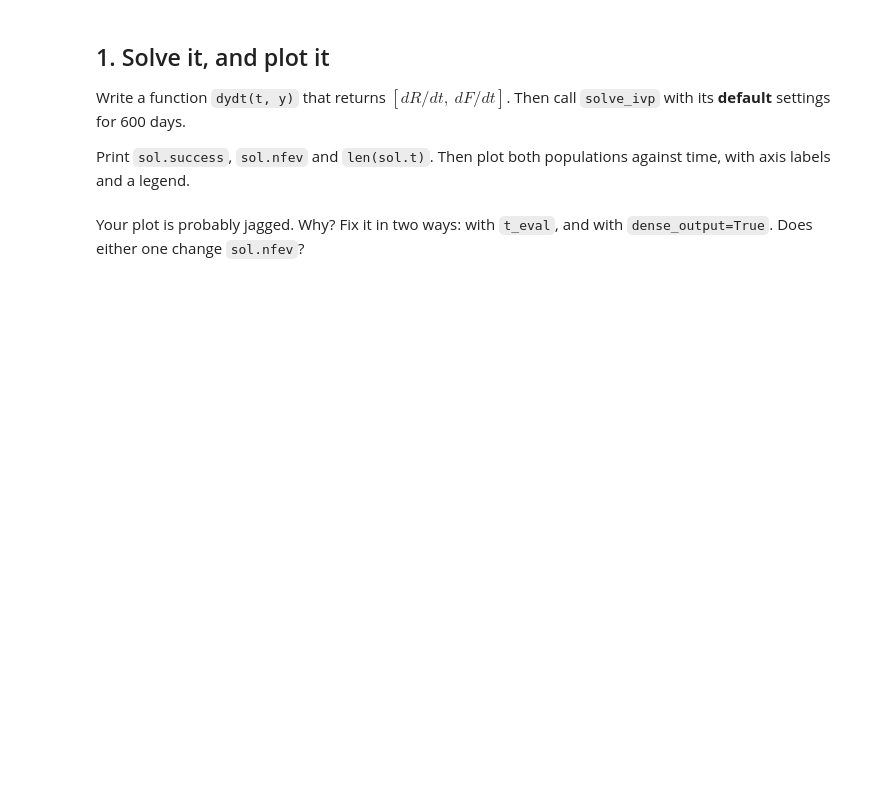
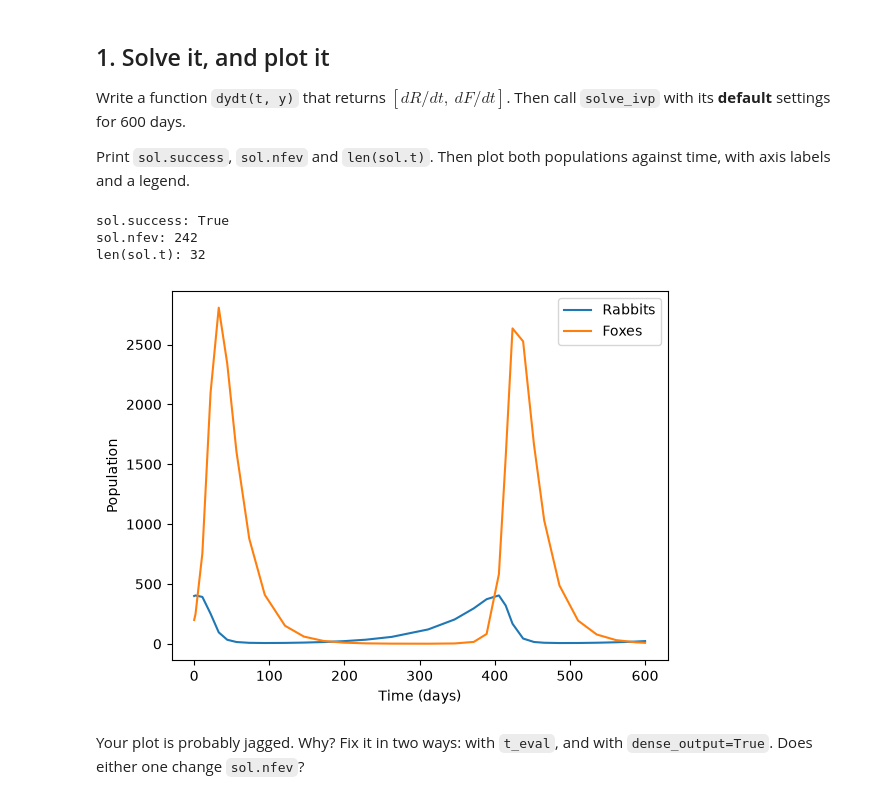
Before and after one commit to Benuloh99/differential-equations, a Jupyter notebook: rabbits-and-foxes.ipynb, the cells around one changed output. Cells and saved outputs as stored; diff of their text form; code cells hidden in the pictures; blank space fills up the shorter version.

```diff
--- a/rabbits-and-foxes.ipynb
+++ b/rabbits-and-foxes.ipynb
@@ -52,6 +52,31 @@ Write a function `dydt(t, y)` that returns $[dR/dt,\ dF/dt]$. Then call
 
 Print `sol.success`, `sol.nfev` and `len(sol.t)`. Then plot both populations
 against time, with axis labels and a legend.
+# %%
+def dydt(t, y):
+    R, F = y
+    dRdt = k1 * R - k2 * R * F
+    dFdt = k3 * R * F - k4 * F
+    return [dRdt, dFdt]
+
+
+sol = solve_ivp(dydt, (0, 600), y0)
+
+print("sol.success:", sol.success)
+print("sol.nfev:", sol.nfev)
+print("len(sol.t):", len(sol.t))
+
+plt.plot(sol.t, sol.y[0], label="Rabbits")
+plt.plot(sol.t, sol.y[1], label="Foxes")
+plt.xlabel("Time (days)")
+plt.ylabel("Population")
+plt.legend()
+plt.show()
+# %% [output]
+sol.success: True
+sol.nfev: 242
+len(sol.t): 32
+[figure, added]
 # %% [markdown]
 Your plot is probably jagged. Why? Fix it in two ways: with `t_eval`, and with
 `dense_output=True`. Does either one change `sol.nfev`?
```
Also changed, not shown: parts of 3 cells of this notebook.
